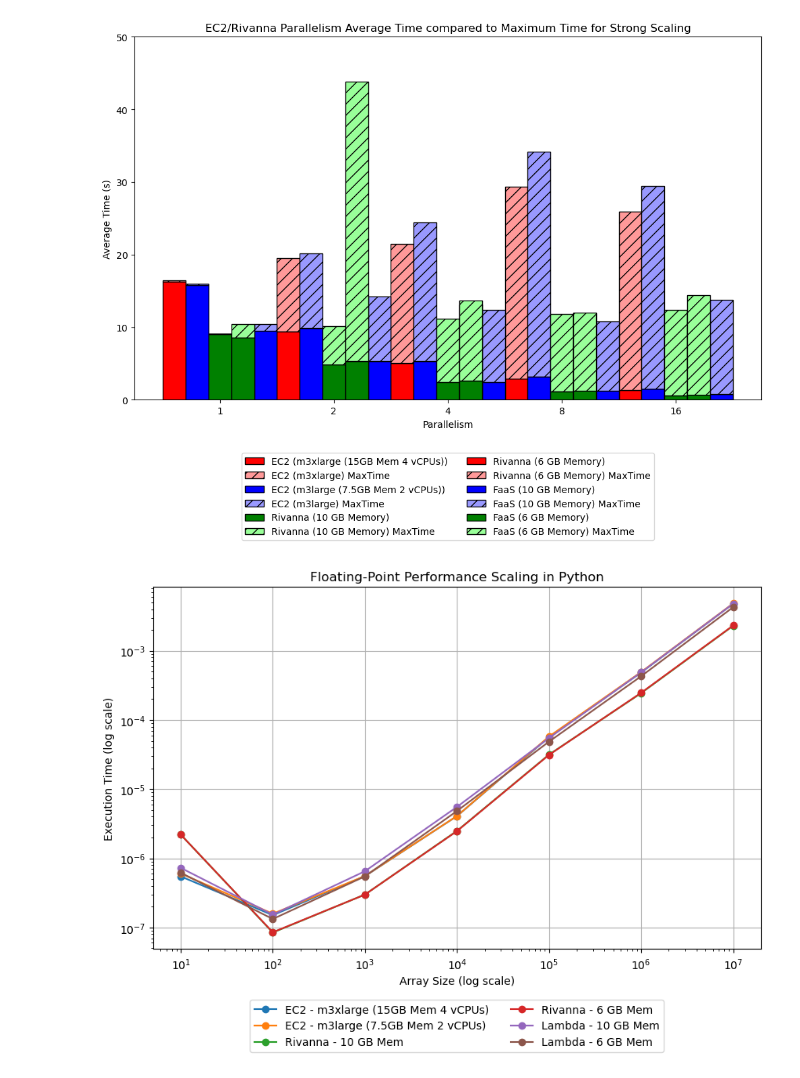
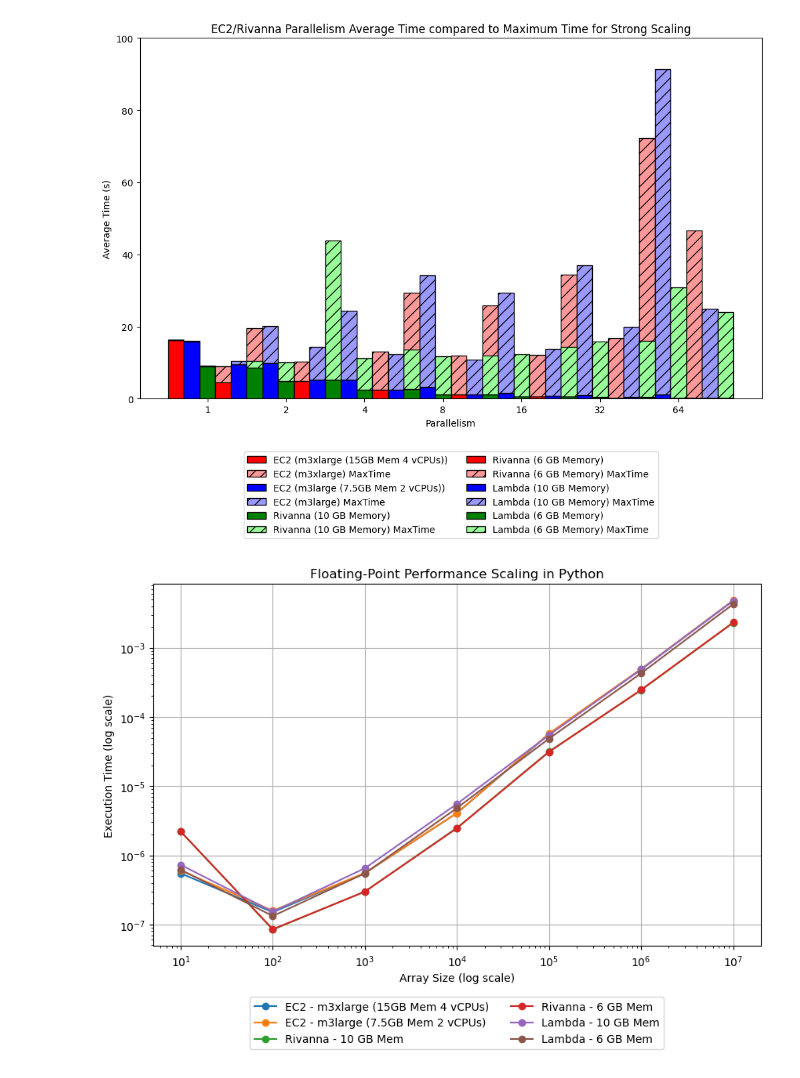
Before and after one commit to mstaylor/cylon, a Jupyter notebook: target/aws/scripts/notebooks/Join_Weak_Scaling_quals.ipynb, the cells around one changed output. Drawn from its saved outputs; the diff is of its cells as text; code cells hidden in the pictures.

```diff
--- a/target/aws/scripts/notebooks/Join_Weak_Scaling_quals.ipynb
+++ b/target/aws/scripts/notebooks/Join_Weak_Scaling_quals.ipynb
@@ -453,21 +421,21 @@ import matplotlib.pyplot as plt
 import numpy as np
 
 # Given data
-world_size = ['1', '2', '4', '8', '16']
-m3xlarge = [16.28875554, 9.410466671, 5.008414954, 2.89139092, 1.374333758]
-m3large = [15.78684437, 9.837915748, 5.314118594, 3.152216733, 1.5044435 ]
-rivanna_10GB = [9.033496261, 4.835889399, 2.485956118, 1.17392955, 0.6112828404]
-rivanna_6GB = [8.966786265, 4.883185923, 2.53647846, 1.193392381, 0.6066191979]
-lambda_10GB = [9.513354778, 5.335469663, 2.475117937, 1.249511041, 0.7414773665 ]
-lambda_6GB = [8.610333025, 5.331662387, 2.60870406, 1.269696467, 0.7010446712 ]
+world_size = ['1', '2', '4', '8', '16', '32', '64']
+m3xlarge = [16.28875554, 9.410466671, 5.008414954, 2.89139092, 1.374333758, 0.8818490896, 0.9614743153]
+m3large = [15.78684437, 9.837915748, 5.314118594, 3.152216733, 1.5044435, 0.9428088218, 1.09192954 ]
+rivanna_10GB = [9.033496261, 4.835889399, 2.485956118, 1.17392955, 0.6112828404, 0.3753986321, 0.2710187193]
+rivanna_6GB = [8.966786265, 4.883185923, 2.53647846, 1.193392381, 0.6066191979, 0.2925303898, 0.3072750513]
+lambda_10GB = [9.513354778, 5.335469663, 2.475117937, 1.249511041, 0.7414773665, 0.4151120149, 0.2833172819 ]
+lambda_6GB = [8.610333025, 5.331662387, 2.60870406, 1.269696467, 0.7010446712, 0.3770217486, 0.2713453965 ]
 
 # Max times
-ec2_m3xlarge_maxtime = [16.42245144, 19.50203061, 21.48856145, 29.35029984, 25.92182577]
-ec2_m3large_maxtime = [15.97643435, 20.16908944, 24.46046752, 34.14724278, 29.43531328]
-rivanna_10_maxtime = [9.095165491, 10.16544342, 11.13783789, 11.82813108, 12.39383399]
-rivanna_6_maxtime = [4.507326188, 10.3137908, 13.07380444, 11.87995195, 12.21407473]
-lambda_10_maxtime = [10.38668597, 14.25718212, 12.32892323, 10.7510832, 13.74502975]
-lambda_6_maxtime = [10.45681238, 43.82524204, 13.62803018, 11.96957582, 14.37647688]
+ec2_m3xlarge_maxtime = [16.42245144, 19.50203061, 21.48856145, 29.35029984, 25.92182577, 34.41443563, 72.16924727]
+ec2_m3large_maxtime = [15.97643435, 20.16908944, 24.46046752, 34.14724278, 29.43531328, 36.89408839, 91.40422761]
+rivanna_10_maxtime = [9.095165491, 10.16544342, 11.13783789, 11.82813108, 12.39383399, 15.84722042, 30.90699375]
+rivanna_6_maxtime = [4.507326188, 10.3137908, 13.07380444, 11.87995195, 12.21407473, 16.8181771, 46.56195641]
+lambda_10_maxtime = [10.38668597, 14.25718212, 12.32892323, 10.7510832, 13.74502975, 19.87114966, 24.99786288]
+lambda_6_maxtime = [10.45681238, 43.82524204, 13.62803018, 11.96957582, 14.37647688, 15.93281019, 24.04456121]
 
 # Set width of bar
 barWidth = 0.2
@@ -477,6 +445,7 @@ br2 = [x + barWidth for x in br1]
 br3 = [x + barWidth for x in br2]
 br4 = [x + barWidth for x in br3]
 br5 = [x + barWidth for x in br4]
+br6 = [x + barWidth for x in br5]
 
 fig, ax = plt.subplots(figsize=(12, 7))
 
@@ -491,40 +460,40 @@ plt.bar(br1, np.subtract(ec2_m3xlarge_maxtime, m3xlarge), width=barWidth, bottom
 
 plt.bar(br2, m3large, width=barWidth, color=base_colors[1], edgecolor='black', label='EC2 (m3large (7.5GB Mem 2 vCPUs))')
 plt.bar(br2, np.subtract(ec2_m3large_maxtime, m3large), width=barWidth, bottom=m3large,
         color=max_colors[1], edgecolor='black', hatch='//', label='EC2 (m3large) MaxTime')
 
 plt.bar(br3, rivanna_10GB, width=barWidth, color=base_colors[2], edgecolor='black', label='Rivanna (10 GB Memory)')
 plt.bar(br3, np.subtract(rivanna_10_maxtime, rivanna_10GB), width=barWidth, bottom=rivanna_10GB,
         color=max_colors[2], edgecolor='black', hatch='//', label='Rivanna (10 GB Memory) MaxTime')
 
 plt.bar(br4, rivanna_6GB, width=barWidth, color=base_colors[0], edgecolor='black', label='Rivanna (6 GB Memory)')
 plt.bar(br4, np.subtract(rivanna_6_maxtime, rivanna_6GB), width=barWidth, bottom=rivanna_6GB,
         color=max_colors[0], edgecolor='black', hatch='//', label='Rivanna (6 GB Memory) MaxTime')
 
-plt.bar(br5, lambda_10GB, width=barWidth, color=base_colors[1], edgecolor='black', label='FaaS (10 GB Memory)')
+plt.bar(br5, lambda_10GB, width=barWidth, color=base_colors[1], edgecolor='black', label='Lambda (10 GB Memory)')
 plt.bar(br5, np.subtract(lambda_10_maxtime, lambda_10GB), width=barWidth, bottom=lambda_10GB,
-        color=max_colors[1], edgecolor='black', hatch='//', label='FaaS (10 GB Memory) MaxTime')
+        color=max_colors[1], edgecolor='black', hatch='//', label='Lambda (10 GB Memory) MaxTime')
 
-plt.bar(br4, lambda_6GB, width=barWidth, color=base_colors[2], edgecolor='black', label='FaaS (6 GB Memory)')
-plt.bar(br4, np.subtract(lambda_6_maxtime, lambda_6GB), width=barWidth, bottom=lambda_6GB,
-        color=max_colors[2], edgecolor='black', hatch='//', label='FaaS (6 GB Memory) MaxTime')
+plt.bar(br6, lambda_6GB, width=barWidth, color=base_colors[2], edgecolor='black', label='Lambda (6 GB Memory)')
+plt.bar(br6, np.subtract(lambda_6_maxtime, lambda_6GB), width=barWidth, bottom=lambda_6GB,
+        color=max_colors[2], edgecolor='black', hatch='//', label='Lambda (6 GB Memory) MaxTime')
 
 # Customize the chart
-plt.ylim(0, 50)
+plt.ylim(0, 100)
 plt.xticks([r + 2*barWidth for r in range(len(world_size))], world_size)
 
 # Add labels and title
 plt.xlabel('Parallelism')
 plt.ylabel('Average Time (s)')
 plt.title('EC2/Rivanna Parallelism Average Time compared to Maximum Time for Strong Scaling')
 
 # Add a legend
 plt.legend(loc="lower center", bbox_to_anchor=(0.5, -0.4), ncol=2)
 
 # Display the chart
 plt.show()
 # %% [output]
-[figure, old version]
+[figure, new version]
 # %%
 import numpy as np
 import time
```
Also changed, not shown: parts of 8 cells of this notebook.
